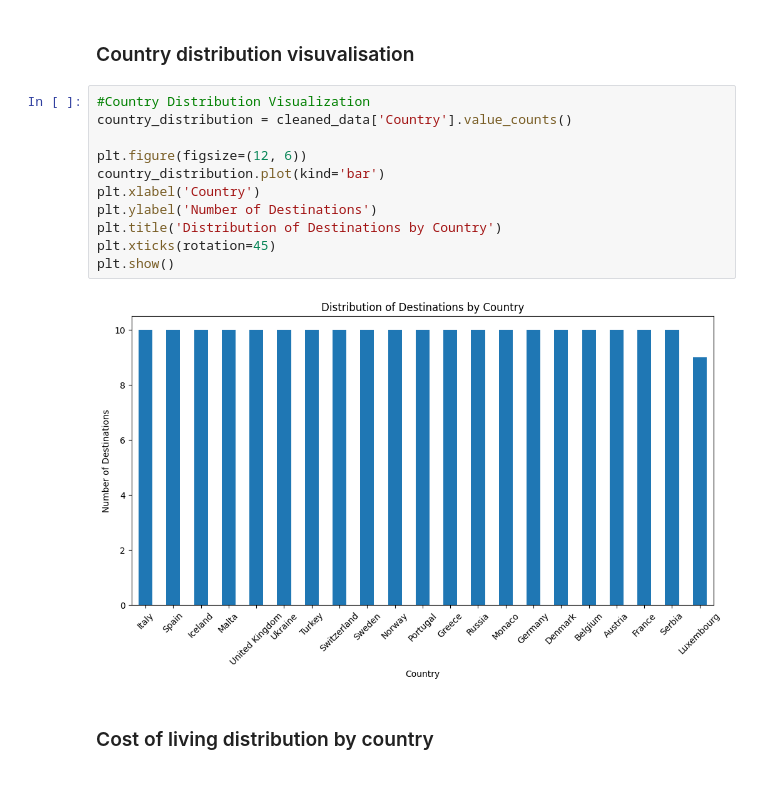
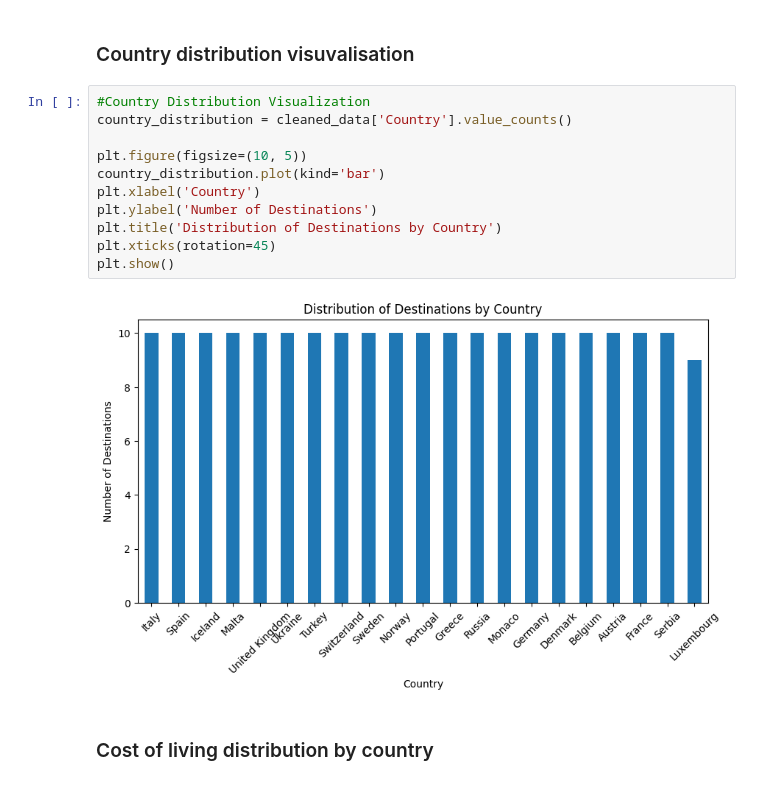
Before and after one commit to narender5162/DSPROJECT, a Jupyter notebook: DSPROJECT.ipynb, the cells around one changed output. Cells and saved outputs as stored; diff of their text form.

```diff
--- a/DSPROJECT.ipynb
+++ b/DSPROJECT.ipynb
@@ -229,16 +225,16 @@ plt.show()
 # %%
 #Country Distribution Visualization
 country_distribution = cleaned_data['Country'].value_counts()
 
-plt.figure(figsize=(12, 6))
+plt.figure(figsize=(10, 5))
 country_distribution.plot(kind='bar')
 plt.xlabel('Country')
 plt.ylabel('Number of Destinations')
 plt.title('Distribution of Destinations by Country')
 plt.xticks(rotation=45)
 plt.show()
 # %% [output]
-[figure, old version]
+[figure, new version]
 # %% [markdown]
 ### Cost of living distribution by country
 # %%
```
Also changed, not shown: parts of 10 cells of this notebook.
